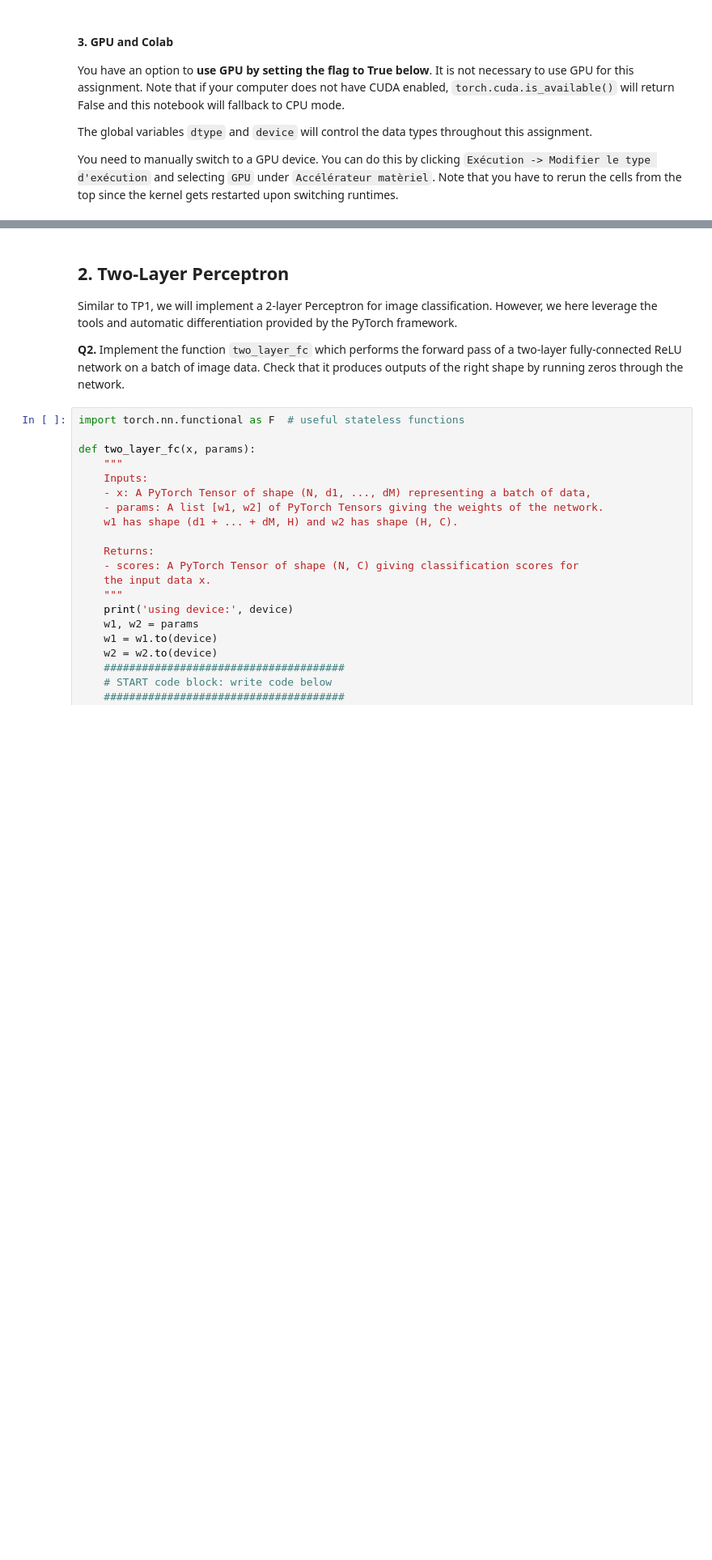
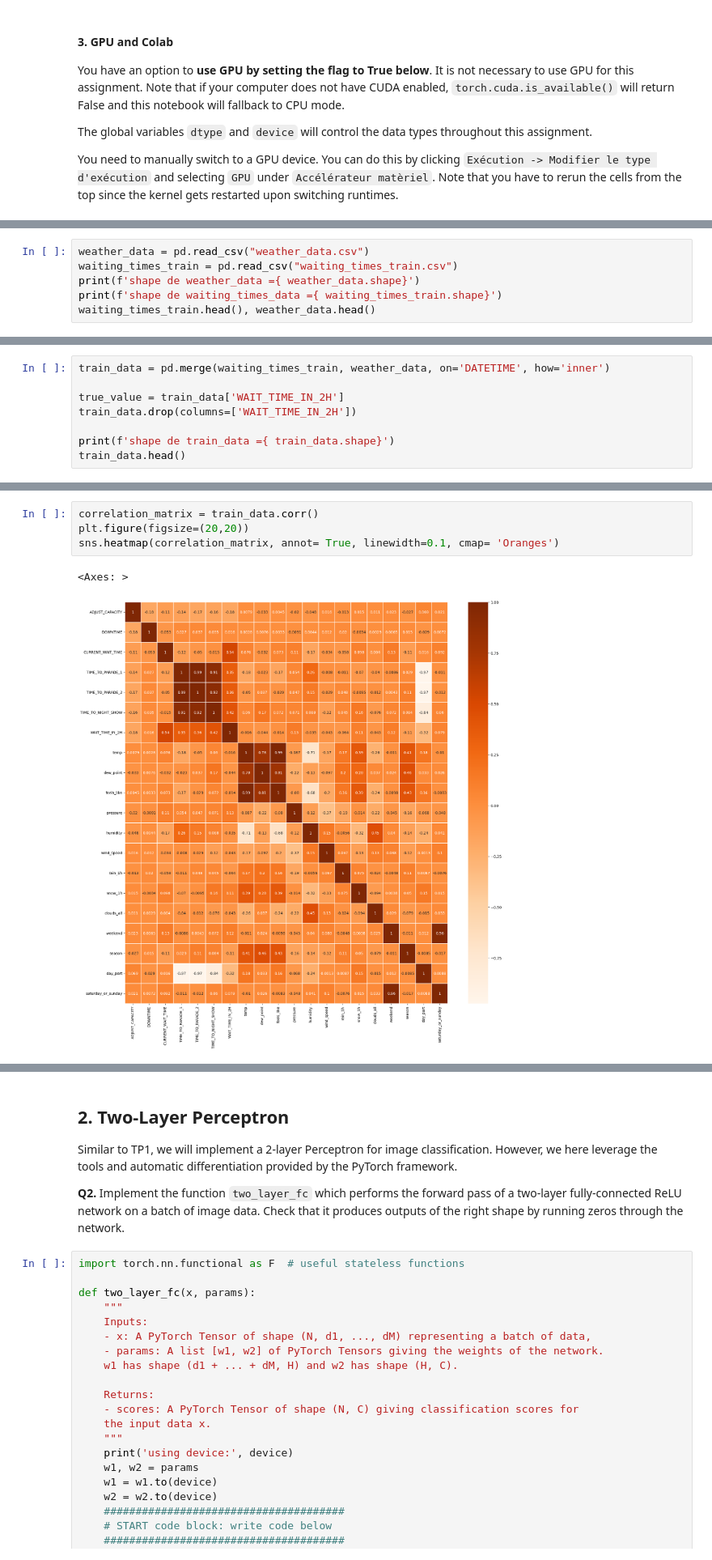
Before and after one commit to Jeerhz/ELEVEN-PROJECT, a Jupyter notebook: eleven_hackathon.ipynb, the cells around one changed output, grey strips where cells are left out. Shown: that part at 81% size. Cells and saved outputs as stored; diff of their text form; blank space fills up the shorter version.

Commit message:
confusion matrix

```diff
--- a/eleven_hackathon.ipynb
+++ b/eleven_hackathon.ipynb
@@ -254,0 +84,6 @@ Please read and understand the code above.
+# %%
+weather_data = pd.read_csv("weather_data.csv")
+waiting_times_train = pd.read_csv("waiting_times_train.csv")
+print(f'shape de weather_data ={ weather_data.shape}')
+print(f'shape de waiting_times_data ={ waiting_times_train.shape}')
+waiting_times_train.head(), weather_data.head()
@@ -254,0 +116,8 @@ Please read and understand the code above.
+# %%
+train_data = pd.merge(waiting_times_train, weather_data, on='DATETIME', how='inner')
+
+true_value = train_data['WAIT_TIME_IN_2H']
+train_data.drop(columns=['WAIT_TIME_IN_2H'])
+
+print(f'shape de train_data ={ train_data.shape}')
+train_data.head()
@@ -254,0 +210,7 @@ Please read and understand the code above.
+# %%
+correlation_matrix = train_data.corr()
+plt.figure(figsize=(20,20))
+sns.heatmap(correlation_matrix, annot= True, linewidth=0.1, cmap= 'Oranges')
+# %% [output]
+<Axes: >
+[figure, added]
```
Also changed, not shown: parts of 27 cells of this notebook.
